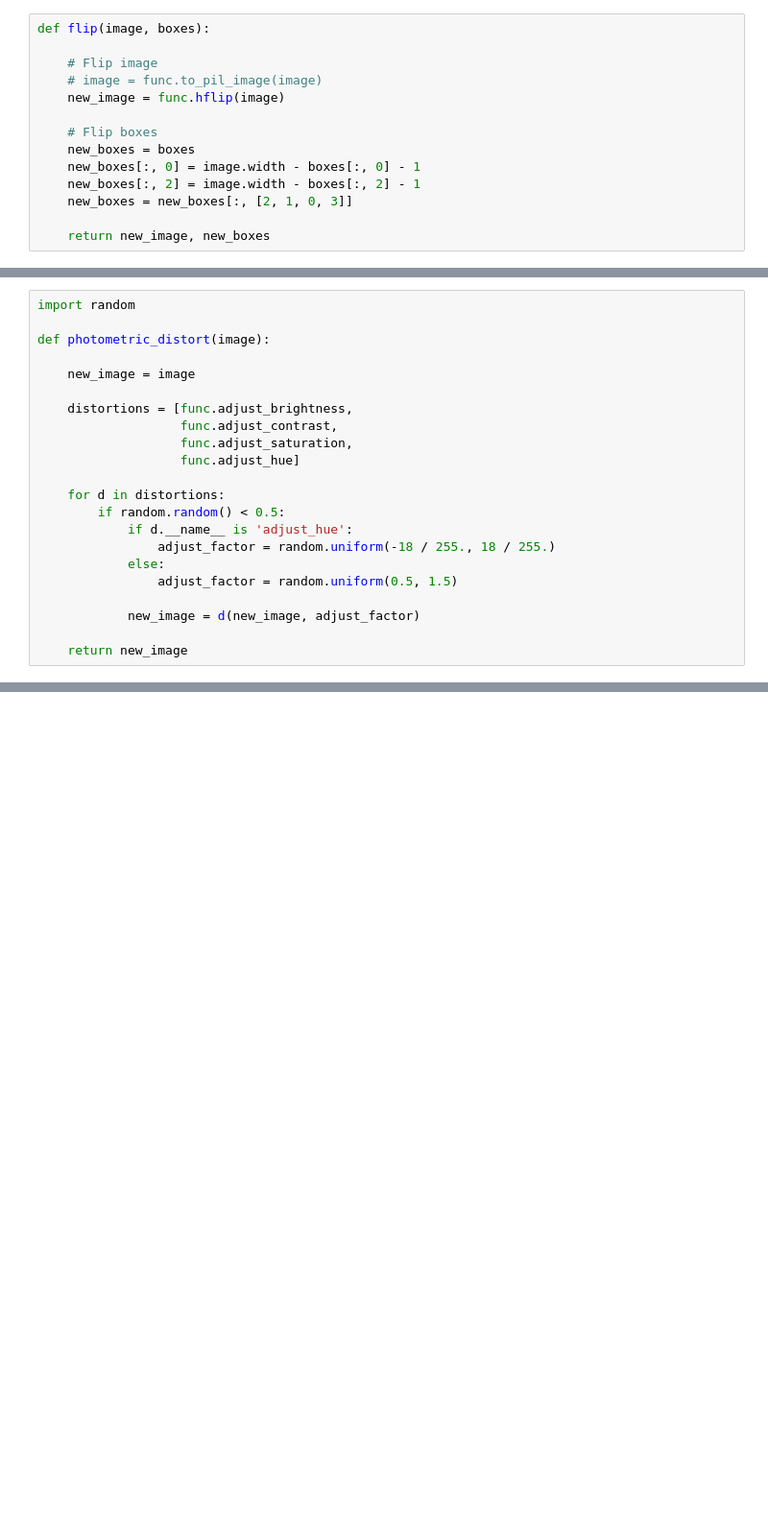
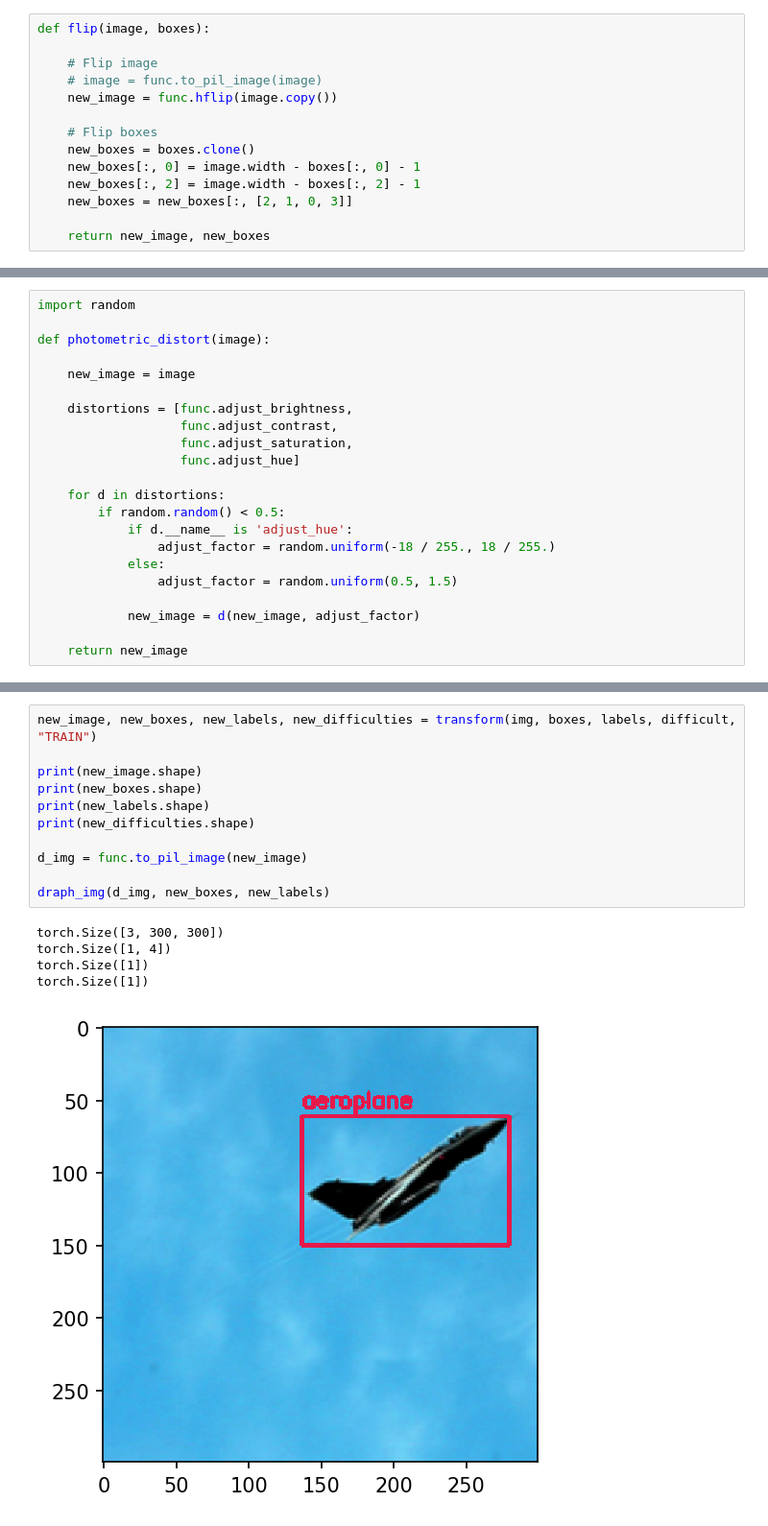
Before and after one commit to PavloZakala/ML_projects, a Jupyter notebook: object_detecion.ipynb, the cells around one changed output, grey strips where cells are left out. Shown at 96% size. Saved outputs shown, nothing was run; the diff lists cells and outputs as text; blank space fills up the shorter version.

```diff
--- a/object_detecion.ipynb
+++ b/object_detecion.ipynb
@@ -130,10 +148,10 @@ def flip(image, boxes):
 
     # Flip image
     # image = func.to_pil_image(image)
-    new_image = func.hflip(image)
+    new_image = func.hflip(image.copy())
 
     # Flip boxes
-    new_boxes = boxes
+    new_boxes = boxes.clone()
     new_boxes[:, 0] = image.width - boxes[:, 0] - 1
     new_boxes[:, 2] = image.width - boxes[:, 2] - 1
     new_boxes = new_boxes[:, [2, 1, 0, 3]]
@@ -215,0 +384,17 @@ error: ignored
+# %%
+new_image, new_boxes, new_labels, new_difficulties = transform(img, boxes, labels, difficult, "TRAIN")
+
+print(new_image.shape)
+print(new_boxes.shape)
+print(new_labels.shape)
+print(new_difficulties.shape)
+
+d_img = func.to_pil_image(new_image)
+
+draph_img(d_img, new_boxes, new_labels)
+# %% [output]
+torch.Size([3, 300, 300])
+torch.Size([1, 4])
+torch.Size([1])
+torch.Size([1])
+[figure, added]
```
Also changed, not shown: parts of 18 cells of this notebook.
